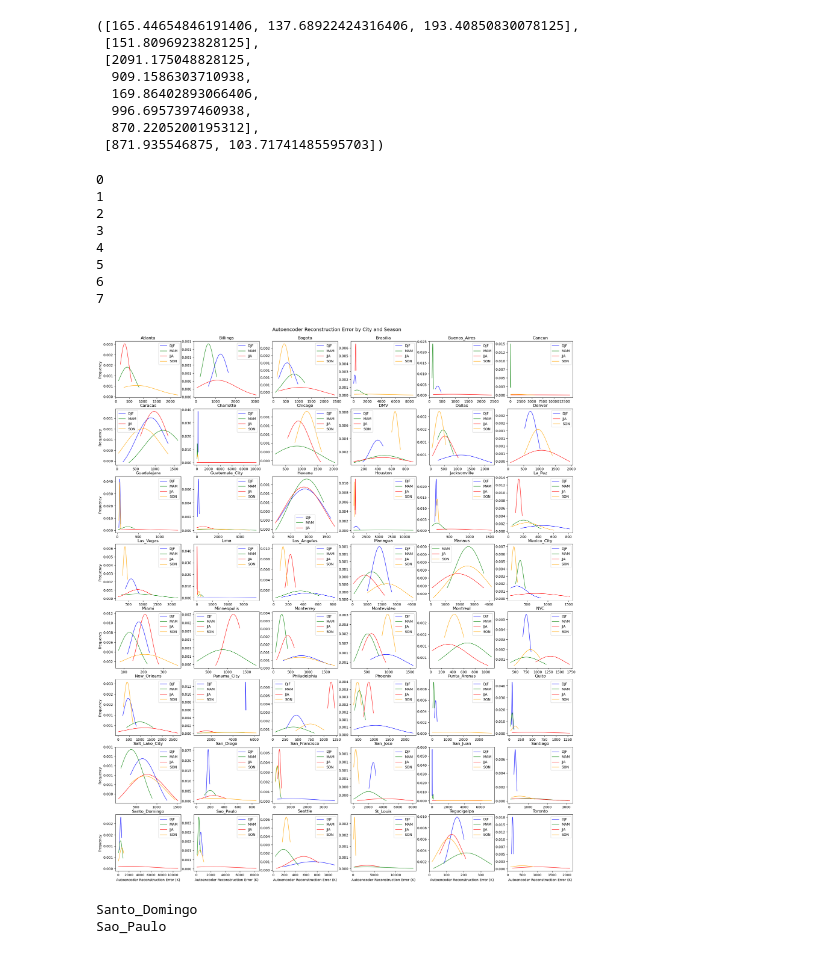
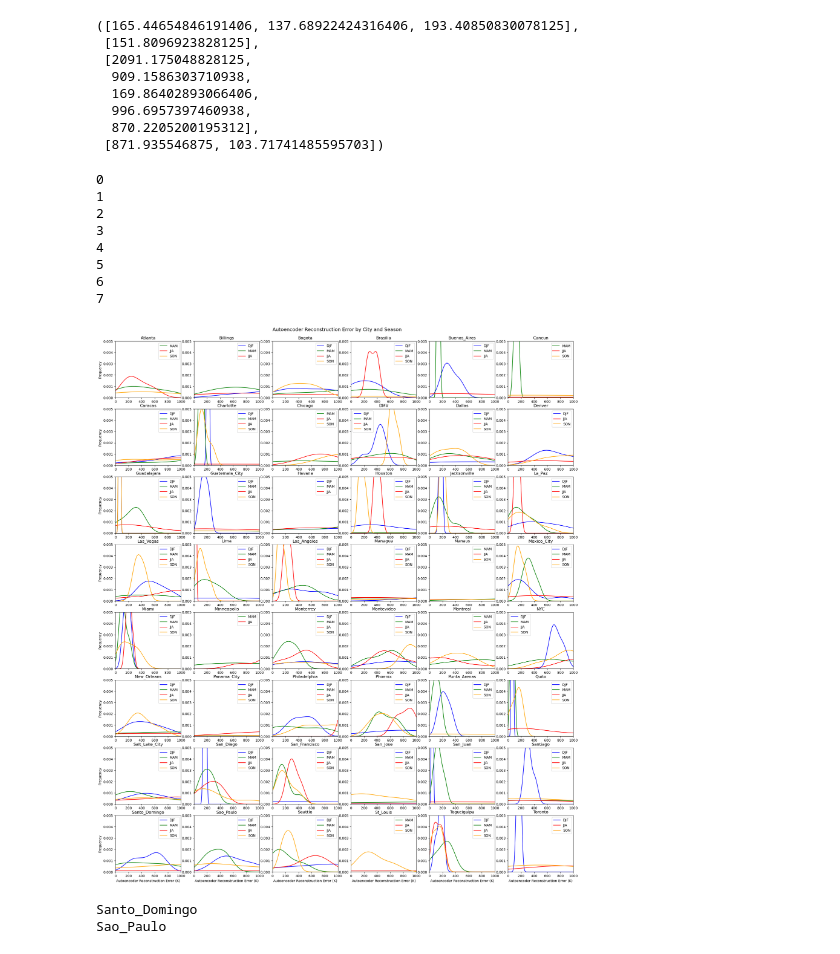
Before and after one commit to jstarfeldt/ML_UH_datasets, a Jupyter notebook: Jon_dataset_code/autoencoder.ipynb, the cells around one changed output. Saved outputs shown, nothing was run; the diff lists cells and outputs as text; code cells hidden in the pictures.

Commit message:
Updates to many figures

```diff
--- a/Jon_dataset_code/autoencoder.ipynb
+++ b/Jon_dataset_code/autoencoder.ipynb
@@ -153,7 +156,7 @@ def split_func(city):
                 else:
                     np.save(f'{split_root}/{city}/{fname}_{row}_{col}.npy', arr)
 # %%
-for city in cities[38:]:
+for city in ['San_Francisco']:
     print(city)
     split_func(city)
 # %% [output]
@@ -560,21 +552,3 @@ import matplotlib.ticker as mticker
-# %%
-def get_pdf(data):
-    """
-    Constructs a gaussian pdf from an array of data.
-
-    Args:
-    data (array-like): Array of data to construct a pdf from
-
-    Returns:
-    x (numpy array): Array of x-values for the pdf of same length as the pdf array
-    pdf (numpy array): Array of frequency values for the pdf of the same length as the x array
-    """
-    mean = np.nanmean(data)
-    std_dev = np.nanstd(data)
-    x = np.linspace(np.nanmin(data)-8, np.nanmax(data)+8, 1000)
-    #x = np.linspace(150, 337, 1000)
-    pdf = (1/(std_dev * np.sqrt(2 * np.pi))) * np.exp(-0.5 * ((x - mean) / std_dev)**2)
-    return x, pdf
 # %%
 def get_reconstruction_error_seasons(analysis_dataset):
     DJF_errors = []
@@ -637,47 +611,62 @@ plt.subplots_adjust(hspace=0.2)
 
 for i in range(8):
     print(i)
     for j in range(6):
         city = cities[i*6+j]
         analysis_dataset = AnalysisDataset(f'{dataset_root}/{city}/processed_Landsat', city)
         DJF_errors, MAM_errors, JJA_errors, SON_errors = get_reconstruction_error_seasons(analysis_dataset)
-        if len(DJF_errors) > 0:
-            DJF_x, DJF_pdf = get_pdf(DJF_errors)
-            axs[i,j].plot(DJF_x, DJF_pdf, color='b', linewidth=1, label='DJF')
-        if len(MAM_errors) > 0:
-            MAM_x, MAM_pdf = get_pdf(MAM_errors)
-            axs[i,j].plot(MAM_x, MAM_pdf, color='g', linewidth=1, label='MAM')
-        if len(JJA_errors) > 0:
-            JJA_x, JJA_pdf = get_pdf(JJA_errors)
-            axs[i,j].plot(JJA_x, JJA_pdf, color='r', linewidth=1, label='JJA')
-        if len(SON_errors) > 0:
-            SON_x, SON_pdf = get_pdf(SON_errors)
-            axs[i,j].plot(SON_x, SON_pdf, color='orange', linewidth=1, label='SON')
+        DJF_errors = np.array(DJF_errors)
+        MAM_errors = np.array(MAM_errors)
+        JJA_errors = np.array(JJA_errors)
+        SON_errors = np.array(SON_errors)
+
+        #max_max = np.nanmax(np.concatenate((DJF_errors, MAM_errors, JJA_errors, SON_errors)))
+        x = np.arange(0, 1000)
+
+        if len(DJF_errors) > 1:
+            nan_mask = np.isnan(DJF_errors)
+            DJF_pdf = gaussian_kde(DJF_errors[~nan_mask])(x)
+            axs[i,j].plot(x, DJF_pdf, color='b', linewidth=1.5, label='DJF')
+        if len(MAM_errors) > 1:
+            nan_mask = np.isnan(MAM_errors)
+            MAM_pdf = gaussian_kde(MAM_errors[~nan_mask])(x)
+            axs[i,j].plot(x, MAM_pdf, color='g', linewidth=1.5, label='MAM')
+        if len(JJA_errors) > 1:
+            nan_mask = np.isnan(JJA_errors)
+            JJA_pdf = gaussian_kde(JJA_errors[~nan_mask])(x)
+            axs[i,j].plot(x, JJA_pdf, color='r', linewidth=1.5, label='JJA')
+        if len(SON_errors) > 1:
+            nan_mask = np.isnan(SON_errors)
+            SON_pdf = gaussian_kde(SON_errors[~nan_mask])(x)
+            axs[i,j].plot(x, SON_pdf, color='orange', linewidth=1.5, label='SON')
 
         axs[i,j].legend()
         axs[i,j].set_title(city)
-        #axs[i,j].set_xlim(0, 1500)
+        axs[i,j].set_xlim(0, 1000)
+        axs[i,j].set_ylim(0, 0.005)
 
         # Format y-axis ticks to 3 decimal places
         formatter_y = mticker.StrMethodFormatter("{x:.3f}")
         axs[i,j].yaxis.set_major_formatter(formatter_y)
 
         if j == 0:
             axs[i,j].set_ylabel('Frequency')
         if i == 7:
             axs[i,j].set_xlabel('Autoencoder Reconstruction Error (K)')
 
         plt.suptitle('Autoencoder Reconstruction Error by City and Season', y=0.9, fontsize=14)
+
+#plt.savefig('/glade/work/jstarfeldt/autoencoder/season_reconstruction_error.svg', transparent=True, bbox_inches='tight')
 # %% [output]
 0
 1
 2
 3
 4
 5
 6
 7
-[figure, old version]
+[figure, new version]
 # %%
 def cloud(val):
     try:
```
Also changed, not shown: parts of 9 cells of this notebook, 3 other files.
